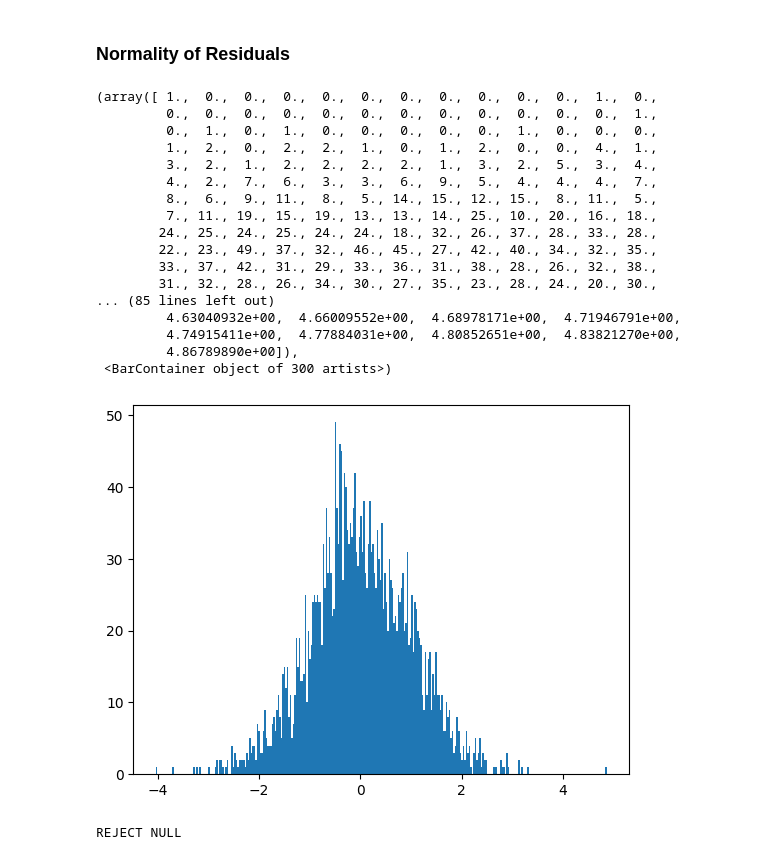
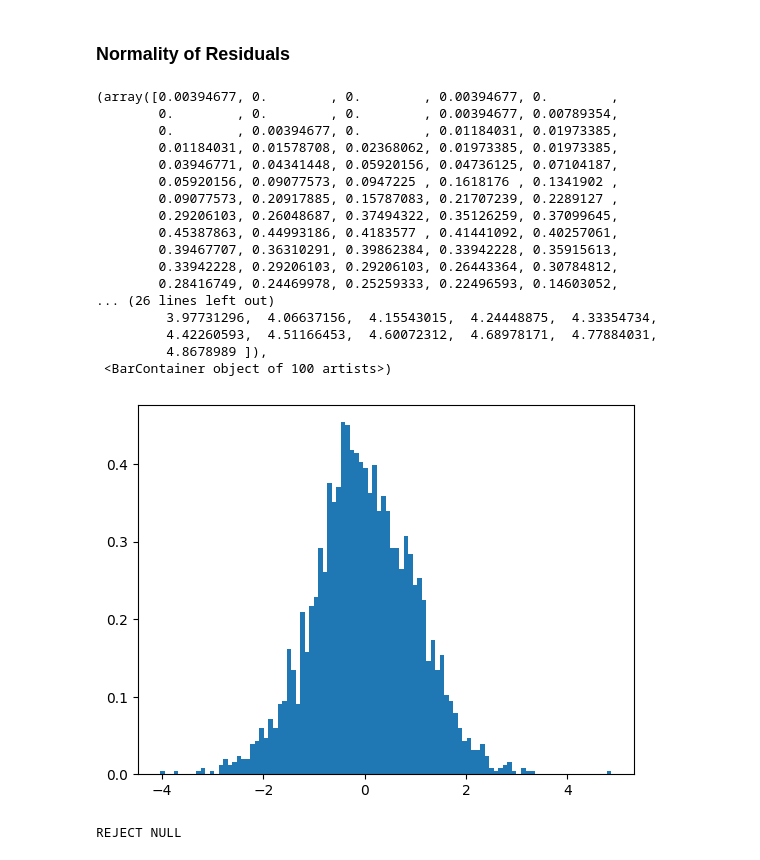
Before and after one commit to valenciaaalberto/Math189Project, a Jupyter notebook: Data/project.ipynb, the cells around one changed output. Drawn from its saved outputs; the diff is of its cells as text; code cells hidden in the pictures.

```diff
--- a/Data/project.ipynb
+++ b/Data/project.ipynb
@@ -323,26 +324,26 @@ plt.plot(np.linspace(-10, 60, 100), np.zeros(100), 'r')
 # %% [markdown]
 ### Normality of Residuals
 # %%
-plt.hist(standardize(model.resid), bins=300)
+plt.hist(standardize(model.resid), bins=100, density=True)
 # %% [output]
-(array([ 1.,  0.,  0.,  0.,  0.,  0.,  0.,  0.,  0.,  0.,  0.,  1.,  0.,
-         0.,  0.,  0.,  0.,  0.,  0.,  0.,  0.,  0.,  0.,  0.,  0.,  1.,
-         0.,  1.,  0.,  1.,  0.,  0.,  0.,  0.,  0.,  1.,  0.,  0.,  0.,
-         1.,  2.,  0.,  2.,  2.,  1.,  0.,  1.,  2.,  0.,  0.,  4.,  1.,
-         3.,  2.,  1.,  2.,  2.,  2.,  2.,  1.,  3.,  2.,  5.,  3.,  4.,
-         4.,  2.,  7.,  6.,  3.,  3.,  6.,  9.,  5.,  4.,  4.,  4.,  7.,
-         8.,  6.,  9., 11.,  8.,  5., 14., 15., 12., 15.,  8., 11.,  5.,
-         7., 11., 19., 15., 19., 13., 13., 14., 25., 10., 20., 16., 18.,
-        24., 25., 24., 25., 24., 24., 18., 32., 26., 37., 28., 33., 28.,
-        22., 23., 49., 37., 32., 46., 45., 27., 42., 40., 34., 32., 35.,
-        33., 37., 42., 31., 29., 33., 36., 31., 38., 28., 26., 32., 38.,
-        31., 32., 28., 26., 34., 30., 27., 35., 23., 28., 24., 20., 30.,
-... (85 lines left out)
-         4.63040932e+00,  4.66009552e+00,  4.68978171e+00,  4.71946791e+00,
-         4.74915411e+00,  4.77884031e+00,  4.80852651e+00,  4.83821270e+00,
-         4.86789890e+00]),
- <BarContainer object of 300 artists>)
+(array([0.00394677, 0.        , 0.        , 0.00394677, 0.        ,
+        0.        , 0.        , 0.        , 0.00394677, 0.00789354,
+        0.        , 0.00394677, 0.        , 0.01184031, 0.01973385,
+        0.01184031, 0.01578708, 0.02368062, 0.01973385, 0.01973385,
+        0.03946771, 0.04341448, 0.05920156, 0.04736125, 0.07104187,
+        0.05920156, 0.09077573, 0.0947225 , 0.1618176 , 0.1341902 ,
+        0.09077573, 0.20917885, 0.15787083, 0.21707239, 0.2289127 ,
+        0.29206103, 0.26048687, 0.37494322, 0.35126259, 0.37099645,
+        0.45387863, 0.44993186, 0.4183577 , 0.41441092, 0.40257061,
+        0.39467707, 0.36310291, 0.39862384, 0.33942228, 0.35915613,
+        0.33942228, 0.29206103, 0.29206103, 0.26443364, 0.30784812,
+        0.28416749, 0.24469978, 0.25259333, 0.22496593, 0.14603052,
+... (26 lines left out)
+         3.97731296,  4.06637156,  4.15543015,  4.24448875,  4.33354734,
+         4.42260593,  4.51166453,  4.60072312,  4.68978171,  4.77884031,
+         4.8678989 ]),
+ <BarContainer object of 100 artists>)
-[figure, old version]
+[figure, new version]
 # %%
 residuals_pvalue = stats.shapiro(standardize(model.resid)).pvalue
 if residuals_pvalue < alpha:
```
Also changed, not shown: parts of 7 cells of this notebook.
